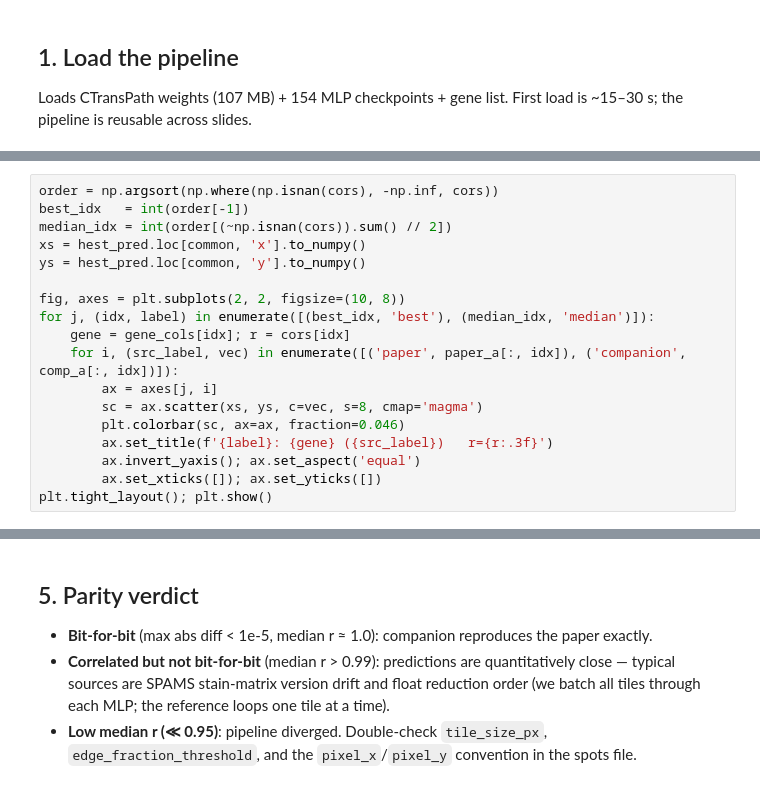
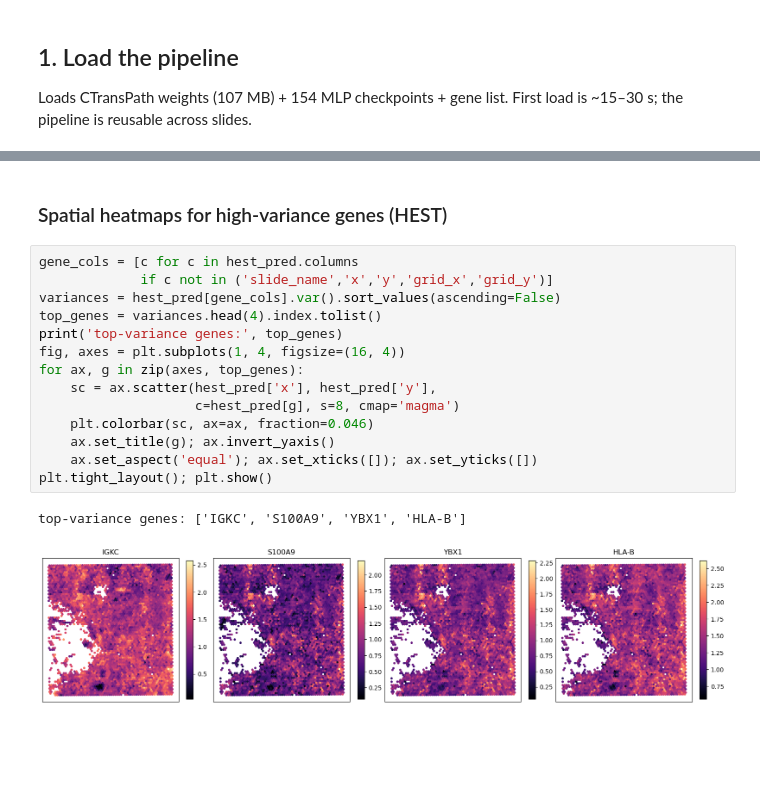
Before and after one commit to eldadshulman/path2space-companion, a Jupyter notebook: ge_model/examples/predict_demo.ipynb, the cells around one changed output, grey strips where cells are left out. Cells and saved outputs as stored; diff of their text form; blank space fills up the shorter version.

```diff
--- a/ge_model/examples/predict_demo.ipynb
+++ b/ge_model/examples/predict_demo.ipynb
@@ -254,18 +225,0 @@ plt.legend(); plt.tight_layout(); plt.show()
-# %%
-order = np.argsort(np.where(np.isnan(cors), -np.inf, cors))
-best_idx   = int(order[-1])
-median_idx = int(order[(~np.isnan(cors)).sum() // 2])
-xs = hest_pred.loc[common, 'x'].to_numpy()
-ys = hest_pred.loc[common, 'y'].to_numpy()
-
-fig, axes = plt.subplots(2, 2, figsize=(10, 8))
-for j, (idx, label) in enumerate([(best_idx, 'best'), (median_idx, 'median')]):
-    gene = gene_cols[idx]; r = cors[idx]
-    for i, (src_label, vec) in enumerate([('paper', paper_a[:, idx]), ('companion', comp_a[:, idx])]):
-        ax = axes[j, i]
-        sc = ax.scatter(xs, ys, c=vec, s=8, cmap='magma')
-        plt.colorbar(sc, ax=ax, fraction=0.046)
-        ax.set_title(f'{label}: {gene} ({src_label})   r={r:.3f}')
-        ax.invert_yaxis(); ax.set_aspect('equal')
-        ax.set_xticks([]); ax.set_yticks([])
-plt.tight_layout(); plt.show()
@@ -274,12 +226,19 @@ plt.tight_layout(); plt.show()
-# %% [markdown]
-## 5. Parity verdict
-
-- **Bit-for-bit** (max abs diff < 1e-5, median r ≈ 1.0): companion reproduces
-  the paper exactly.
-- **Correlated but not bit-for-bit** (median r > 0.99): predictions are
-  quantitatively close — typical sources are SPAMS stain-matrix version drift
-  and float reduction order (we batch all tiles through each MLP; the
-  reference loops one tile at a time).
-- **Low median r (≪ 0.95)**: pipeline diverged. Double-check `tile_size_px`,
-  `edge_fraction_threshold`, and the `pixel_x`/`pixel_y` convention in the
-  spots file.
+# %% [markdown]
+### Spatial heatmaps for high-variance genes (HEST)
+# %%
+gene_cols = [c for c in hest_pred.columns
+             if c not in ('slide_name','x','y','grid_x','grid_y')]
+variances = hest_pred[gene_cols].var().sort_values(ascending=False)
+top_genes = variances.head(4).index.tolist()
+print('top-variance genes:', top_genes)
+fig, axes = plt.subplots(1, 4, figsize=(16, 4))
+for ax, g in zip(axes, top_genes):
+    sc = ax.scatter(hest_pred['x'], hest_pred['y'],
+                    c=hest_pred[g], s=8, cmap='magma')
+    plt.colorbar(sc, ax=ax, fraction=0.046)
+    ax.set_title(g); ax.invert_yaxis()
+    ax.set_aspect('equal'); ax.set_xticks([]); ax.set_yticks([])
+plt.tight_layout(); plt.show()
+# %% [output]
+top-variance genes: ['IGKC', 'S100A9', 'YBX1', 'HLA-B']
+[figure, added]
```
Also changed, not shown: parts of 23 cells of this notebook, 2 other files.
